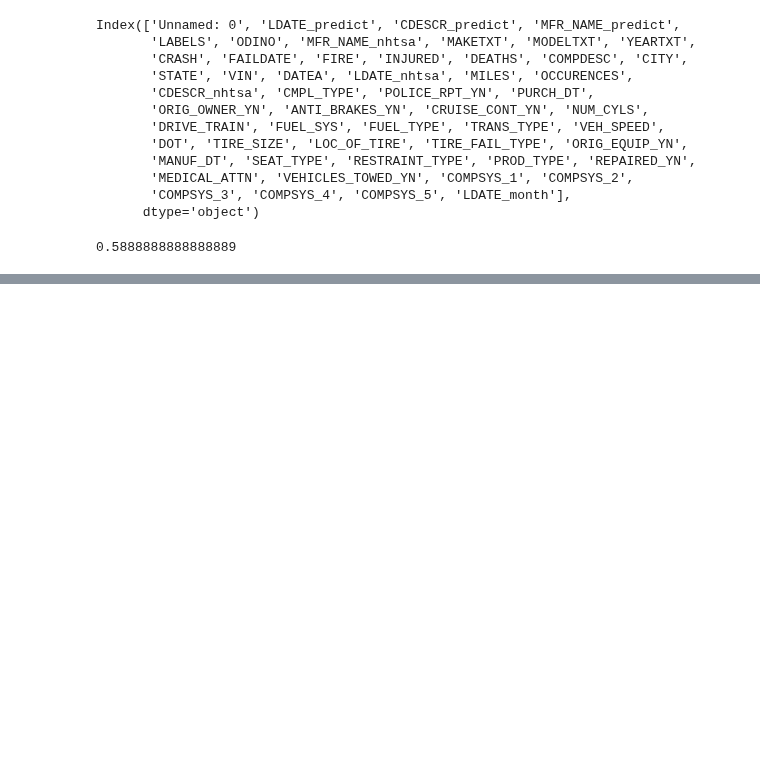
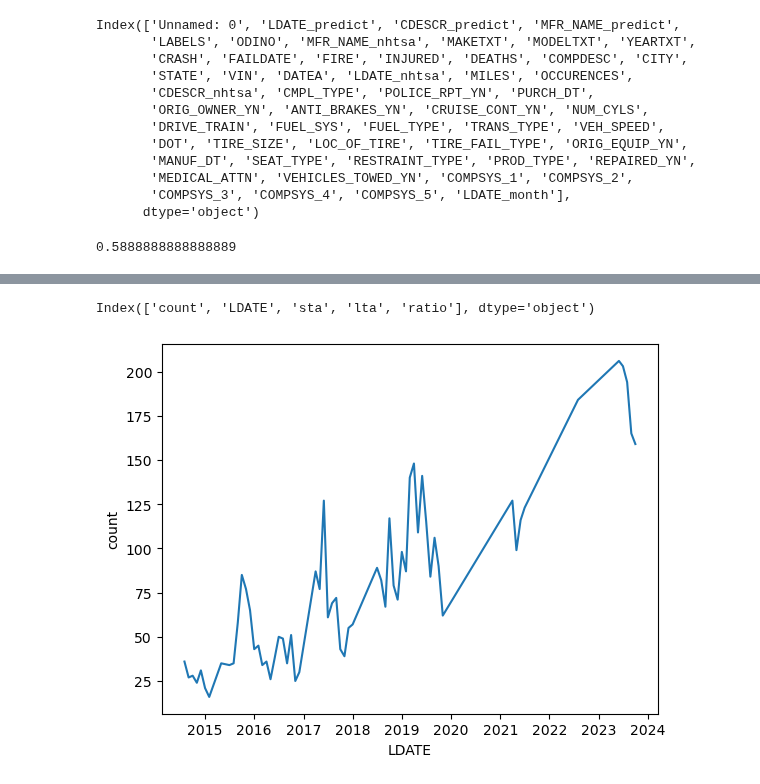
Before and after one commit to prithvidasgupta/si671, a Jupyter notebook: pm_parts_nb.ipynb, the cells around one changed output, grey strips where cells are left out. Cells and saved outputs as stored; diff of their text form; code cells hidden in the pictures; blank space fills up the shorter version.

```diff
--- a/pm_parts_nb.ipynb
+++ b/pm_parts_nb.ipynb
@@ -1078,0 +1098,9 @@ cmpl_dates = pd.read_csv()
+# %%
+spikes.columns
+# %% [output]
+Index(['count', 'LDATE', 'sta', 'lta', 'ratio'], dtype='object')
+# %%
+sns.lineplot(data=spikes, x="LDATE", y="count")
+plt.show()
+# %% [output]
+[figure, added]
```
Also changed, not shown: parts of 20 cells of this notebook.
